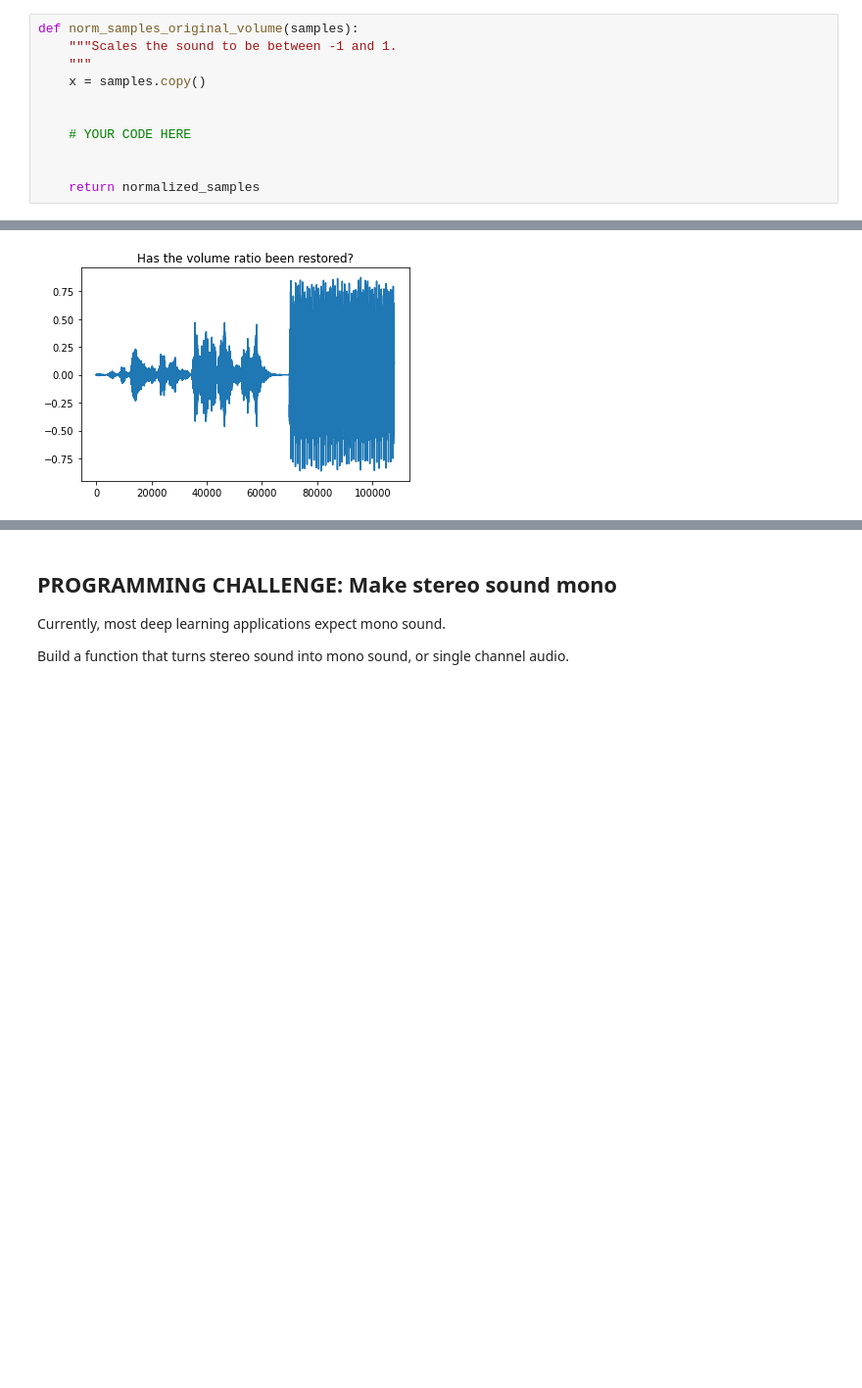
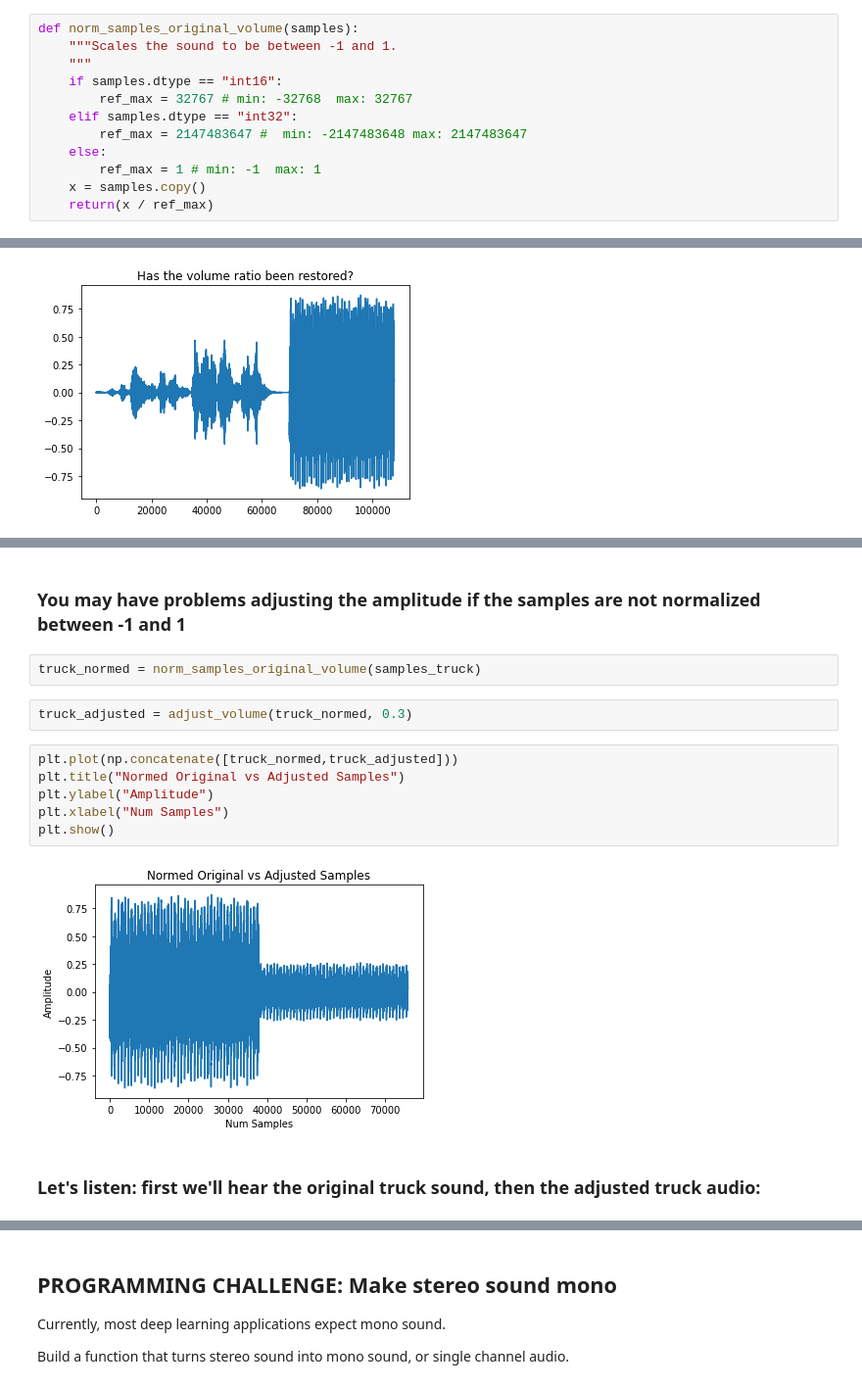
Before and after one commit to a-n-rose/Build-Your-Own-Audio-Processing-Package-Using-Poetry, a Jupyter notebook: notebooks/part1_audio.ipynb, the cells around one changed output, grey strips where cells are left out. Shown at 98% size. Drawn from its saved outputs; the diff is of its cells as text; blank space fills up the shorter version.

```diff
--- a/notebooks/part1_audio.ipynb
+++ b/notebooks/part1_audio.ipynb
@@ -571,13 +572,14 @@ Hint 2: [Numpy dtype](https://numpy.org/doc/stable/reference/generated/numpy.dty
 def norm_samples_original_volume(samples):
     """Scales the sound to be between -1 and 1.
     """
+    if samples.dtype == "int16":
+        ref_max = 32767 # min: -32768  max: 32767
+    elif samples.dtype == "int32":
+        ref_max = 2147483647 #  min: -2147483648 max: 2147483647
+    else:
+        ref_max = 1 # min: -1  max: 1
     x = samples.copy()
-
-
-    # YOUR CODE HERE
-
-
-    return normalized_samples
+    return(x / ref_max)
 # %%
 plt.plot(np.concatenate(
     [norm_samples_original_volume(samples_bird),norm_samples_original_volume(samples_truck)]
@@ -588,0 +606,16 @@ plt.show()
+# %% [markdown]
+### You may have problems adjusting the amplitude if the samples are not normalized between -1 and 1
+# %%
+truck_normed = norm_samples_original_volume(samples_truck)
+# %%
+truck_adjusted = adjust_volume(truck_normed, 0.3)
+# %%
+plt.plot(np.concatenate([truck_normed,truck_adjusted]))
+plt.title("Normed Original vs Adjusted Samples")
+plt.ylabel("Amplitude")
+plt.xlabel("Num Samples")
+plt.show()
+# %% [output]
+[figure, added]
+# %% [markdown]
+### Let's listen: first we'll hear the original truck sound, then the adjusted truck audio:
```
Also changed, not shown: parts of 12 cells of this notebook, 1 other file.
